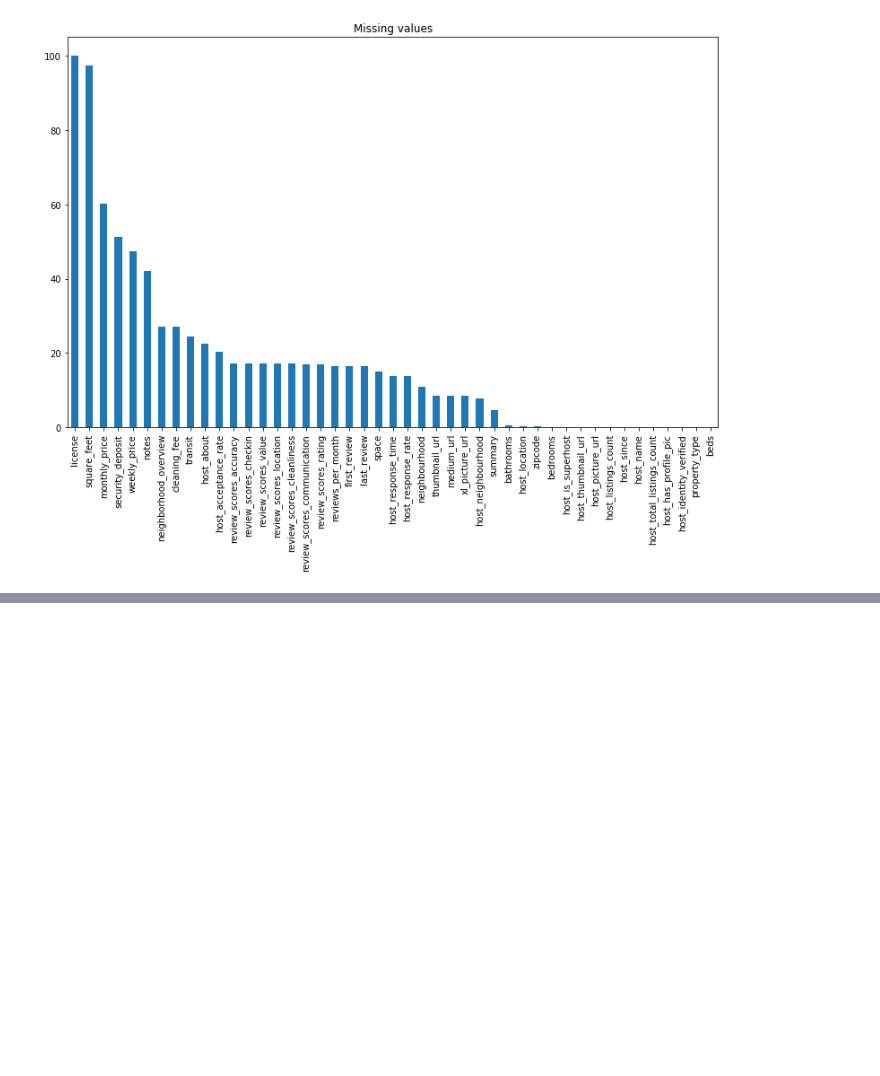
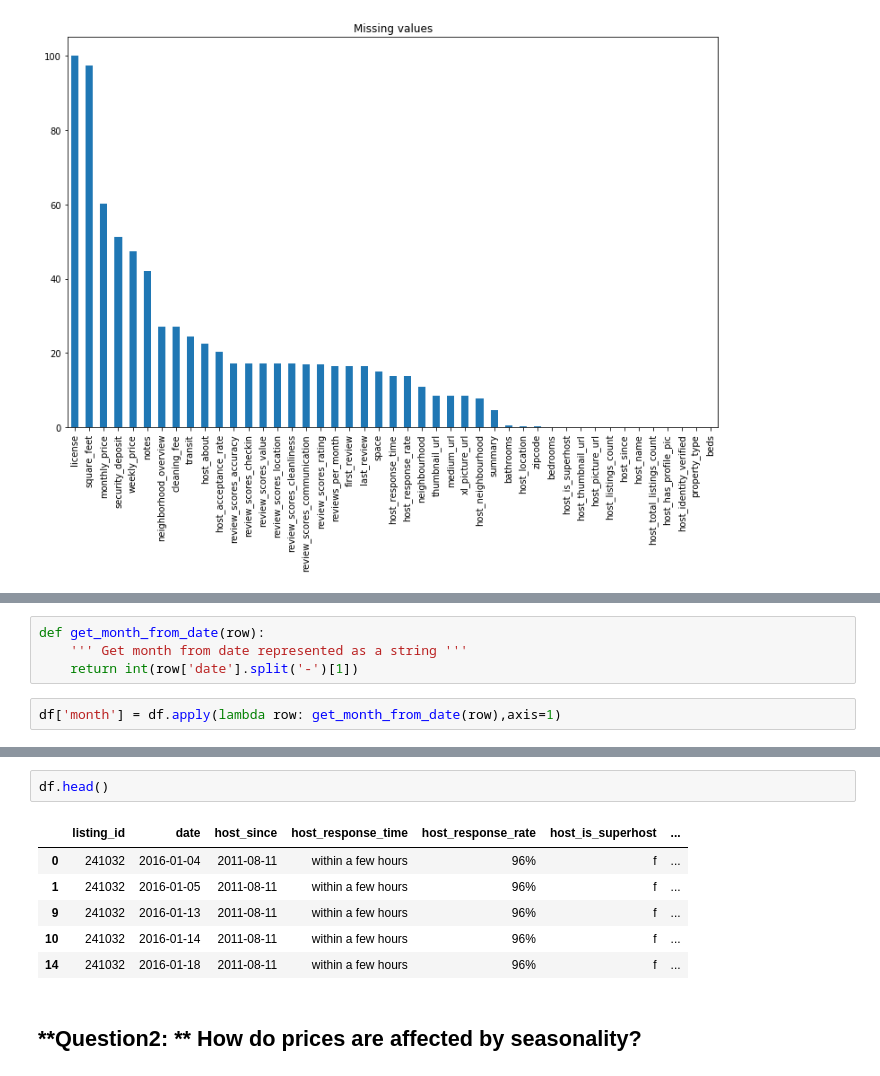
Before and after one commit to harrystamatoukos/SeattleAirBnbAnalysis, a Jupyter notebook: Airbnb_Seattle.ipynb, the cells around one changed output, grey strips where cells are left out. Cells and saved outputs as stored; diff of their text form; blank space fills up the shorter version.

```diff
--- a/Airbnb_Seattle.ipynb
+++ b/Airbnb_Seattle.ipynb
@@ -142,0 +212,6 @@ listings_missing.plot.bar(title = 'Missing values')
+# %%
+def get_month_from_date(row):
+    ''' Get month from date represented as a string '''
+    return int(row['date'].split('-')[1])
+# %%
+df['month'] = df.apply(lambda row: get_month_from_date(row),axis=1)
@@ -142,0 +233,11 @@ listings_missing.plot.bar(title = 'Missing values')
+# %%
+df.head()
+# %% [output]
+|  | listing_id | date | host_since | host_response_time | host_response_rate | host_is_superhost | ... |
+| 0 | 241032 | 2016-01-04 | 2011-08-11 | within a few hours | 96% | f | ... |
+| 1 | 241032 | 2016-01-05 | 2011-08-11 | within a few hours | 96% | f | ... |
+| 9 | 241032 | 2016-01-13 | 2011-08-11 | within a few hours | 96% | f | ... |
+| 10 | 241032 | 2016-01-14 | 2011-08-11 | within a few hours | 96% | f | ... |
+| 14 | 241032 | 2016-01-18 | 2011-08-11 | within a few hours | 96% | f | ... |
+# %% [markdown]
+## **Question2: ** How do prices are affected by seasonality?
```
Also changed, not shown: parts of 33 cells of this notebook.
